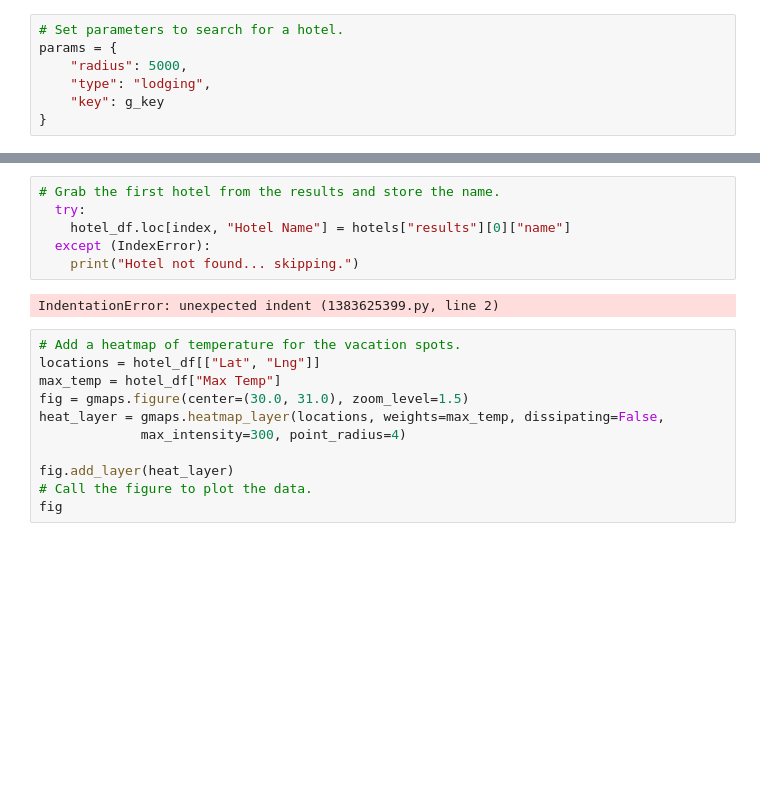
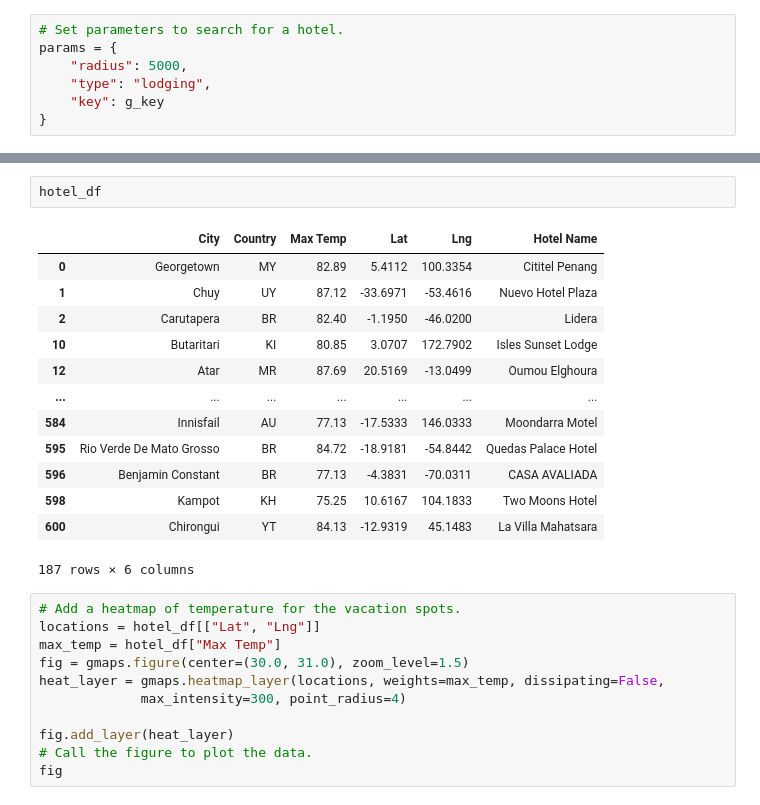
Before and after one commit to Rohansalwi/World_Weather_Analysis, a Jupyter notebook: VacationPy.ipynb, the cells around one changed output, grey strips where cells are left out. Cells and saved outputs as stored; diff of their text form; blank space fills up the shorter version.

```diff
--- a/VacationPy.ipynb
+++ b/VacationPy.ipynb
@@ -148,11 +208,19 @@ IndexError: list index out of range
 # %%
-# Grab the first hotel from the results and store the name.
-  try:
-    hotel_df.loc[index, "Hotel Name"] = hotels["results"][0]["name"]
-  except (IndexError):
-    print("Hotel not found... skipping.")
+hotel_df
 # %% [output]
+|  | City | Country | Max Temp | Lat | Lng | Hotel Name |
+| 0 | Georgetown | MY | 82.89 | 5.4112 | 100.3354 | Cititel Penang |
+| 1 | Chuy | UY | 87.12 | -33.6971 | -53.4616 | Nuevo Hotel Plaza |
+| 2 | Carutapera | BR | 82.40 | -1.1950 | -46.0200 | Lidera |
+| 10 | Butaritari | KI | 80.85 | 3.0707 | 172.7902 | Isles Sunset Lodge |
+| 12 | Atar | MR | 87.69 | 20.5169 | -13.0499 | Oumou Elghoura |
+| ... | ... | ... | ... | ... | ... | ... |
+| 584 | Innisfail | AU | 77.13 | -17.5333 | 146.0333 | Moondarra Motel |
+| 595 | Rio Verde De Mato Grosso | BR | 84.72 | -18.9181 | -54.8442 | Quedas Palace Hotel |
+| 596 | Benjamin Constant | BR | 77.13 | -4.3831 | -70.0311 | CASA AVALIADA |
+| 598 | Kampot | KH | 75.25 | 10.6167 | 104.1833 | Two Moons Hotel |
+| 600 | Chirongui | YT | 84.13 | -12.9319 | 45.1483 | La Villa Mahatsara |
-IndentationError: unexpected indent (1383625399.py, line 2)
+187 rows × 6 columns
 # %%
 # Add a heatmap of temperature for the vacation spots.
 locations = hotel_df[["Lat", "Lng"]]
```
Also changed, not shown: parts of 11 cells of this notebook, 18 other files.
